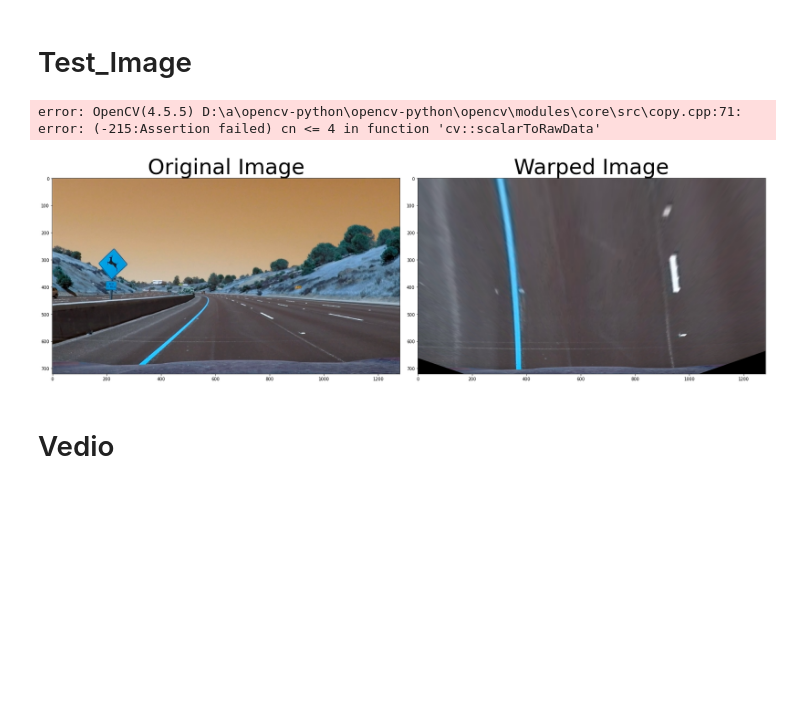
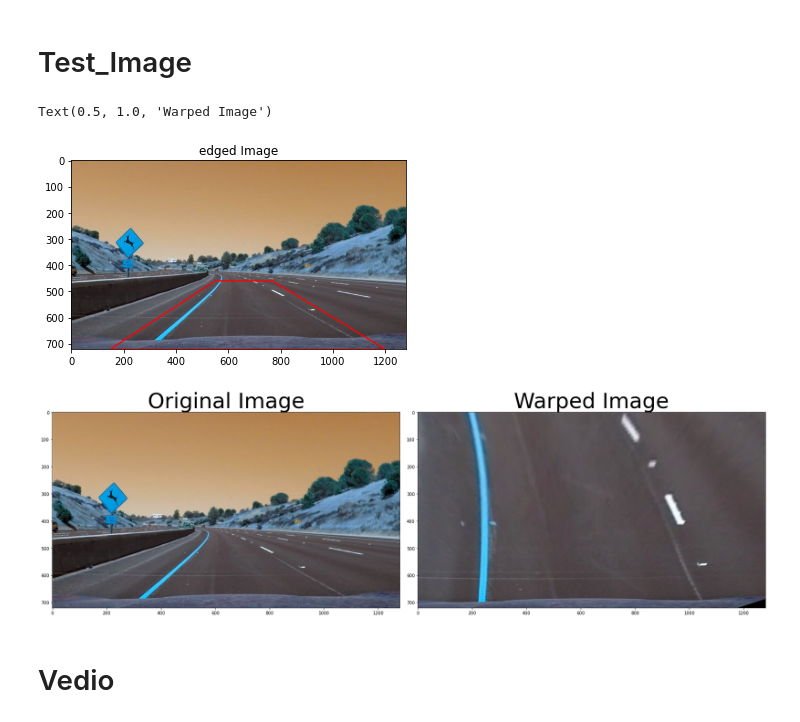
Before and after one commit to marizsafwat/image-processing-project, a Jupyter notebook: Project.ipynb, the cells around one changed output. Saved outputs shown, nothing was run; the diff lists cells and outputs as text; code cells hidden in the pictures; blank space fills up the shorter version.

Commit message:
perspective edited
perspective edited

```diff
--- a/Project.ipynb
+++ b/Project.ipynb
@@ -292,29 +289,31 @@ def draw_lane(warped, ploty):
 # %%
 test_image = cv2.imread('./test_images/test2.jpg')
 #warped, M_inv,edged_one = binary(test_image)
-warped = forward(test_image)
-#plt.imshow(edged_one, cmap='gray')
-#plt.title('edged Image')
+warped = forward_perspective(test_image)
+edged_one = detected_original(test_image)
+plt.imshow(edged_one, cmap='gray')
+plt.title('edged Image')
 
 f, (ax1, ax2) = plt.subplots(1, 2,figsize=(24, 9))
 f.tight_layout()
 ax1.imshow(test_image)
 ax1.set_title('Original Image', fontsize=50)
 ax2.imshow(warped, cmap='gray')
 ax2.set_title('Warped Image', fontsize=50)
 
-left_fit, right_fit, out_img, lefty, leftx, righty, rightx, ploty = fitlines(warped)
+#left_fit, right_fit, out_img, lefty, leftx, righty, rightx, ploty = fitlines(warped)
 #left_curverad, right_curverad = lane_curvatures(lefty, leftx, righty, rightx, ploty)
-radius = lane_curvatures(lefty, leftx, righty, rightx, ploty)
-marked_lane = draw_lane(warped, ploty)
+#radius = lane_curvatures(lefty, leftx, righty, rightx, ploty)
+#marked_lane = draw_lane(warped, ploty)
 
 #marked_lane = draw_lane(test_imgage, warped, left_fit, right_fit, ploty, left_curverad, right_curverad, M_inv)
 
 #plt.figure(figsize=(20,10))
 #plt.imshow(marked_lane);
 # %% [output]
-error: OpenCV(4.5.5) D:\a\opencv-python\opencv-python\opencv\modules\core\src\copy.cpp:71: error: (-215:Assertion failed) cn <= 4 in function 'cv::scalarToRawData'
+Text(0.5, 1.0, 'Warped Image')
-[figure, old version]
+[figure, new version]
+[figure, added]
 # %% [markdown]
 # Vedio
 # %%
```
Also changed, not shown: parts of 3 cells of this notebook.
